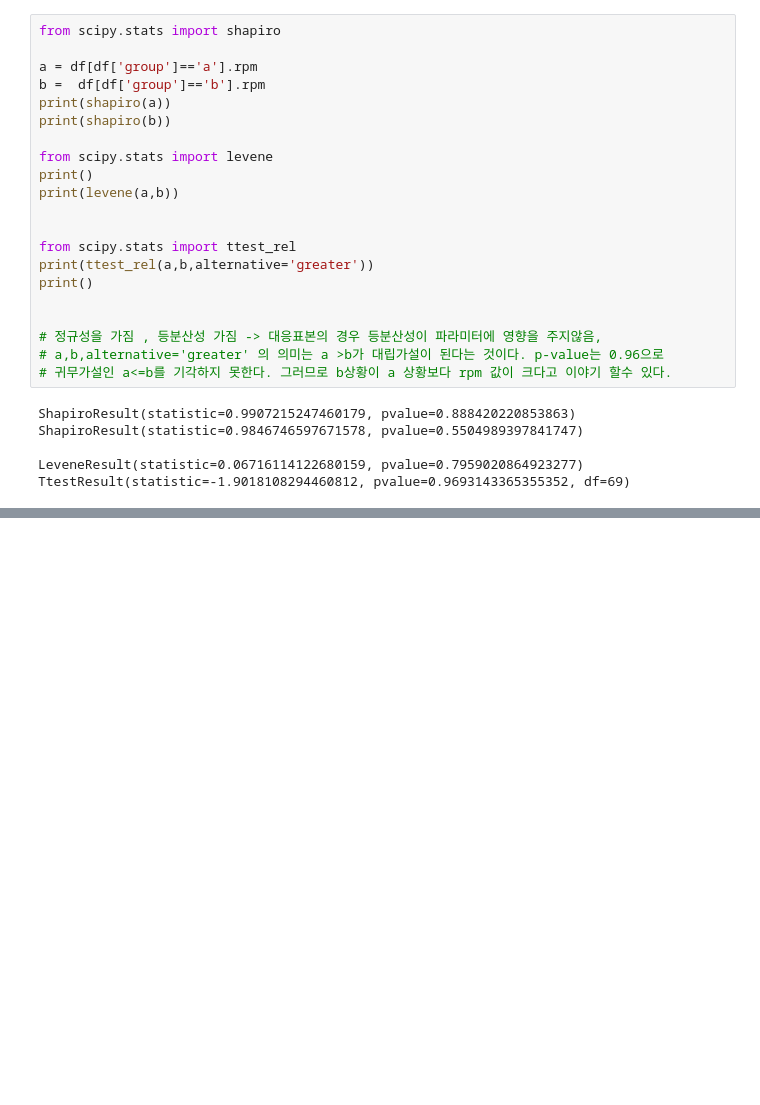
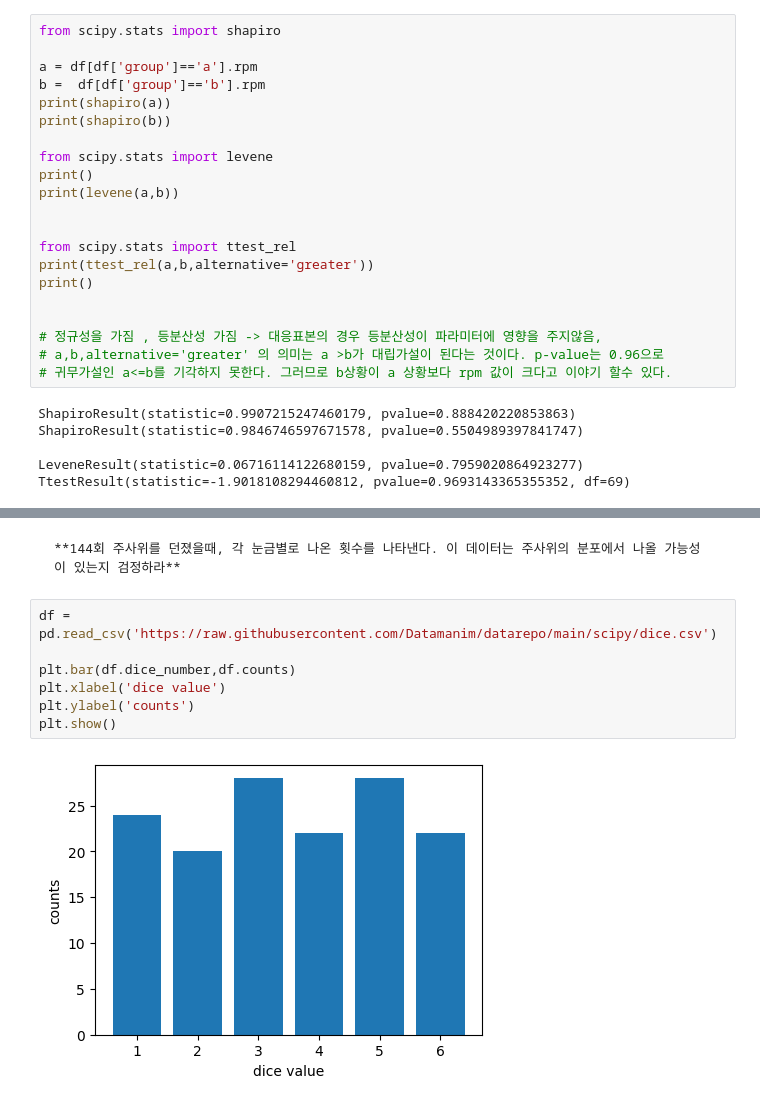
Before and after one commit to hykhhijk/BigDataCertification, a Jupyter notebook: NewChapter3.ipynb, the cells around one changed output, grey strips where cells are left out. Saved outputs shown, nothing was run; the diff lists cells and outputs as text; blank space fills up the shorter version.

````diff
--- a/NewChapter3.ipynb
+++ b/NewChapter3.ipynb
@@ -732,0 +746,13 @@ TtestResult(statistic=-1.9018108294460812, pvalue=0.9693143365355352, df=69)
+# %% [markdown]
+```{admonition} Question
+**144회 주사위를 던졌을때, 각 눈금별로 나온 횟수를 나타낸다. 이 데이터는 주사위의 분포에서 나올 가능성이 있는지 검정하라**
+```
+# %%
+df = pd.read_csv('https://raw.githubusercontent.com/Datamanim/datarepo/main/scipy/dice.csv')
+
+plt.bar(df.dice_number,df.counts)
+plt.xlabel('dice value')
+plt.ylabel('counts')
+plt.show()
+# %% [output]
+[figure, added]
````
Also changed, not shown: parts of 24 cells of this notebook.
